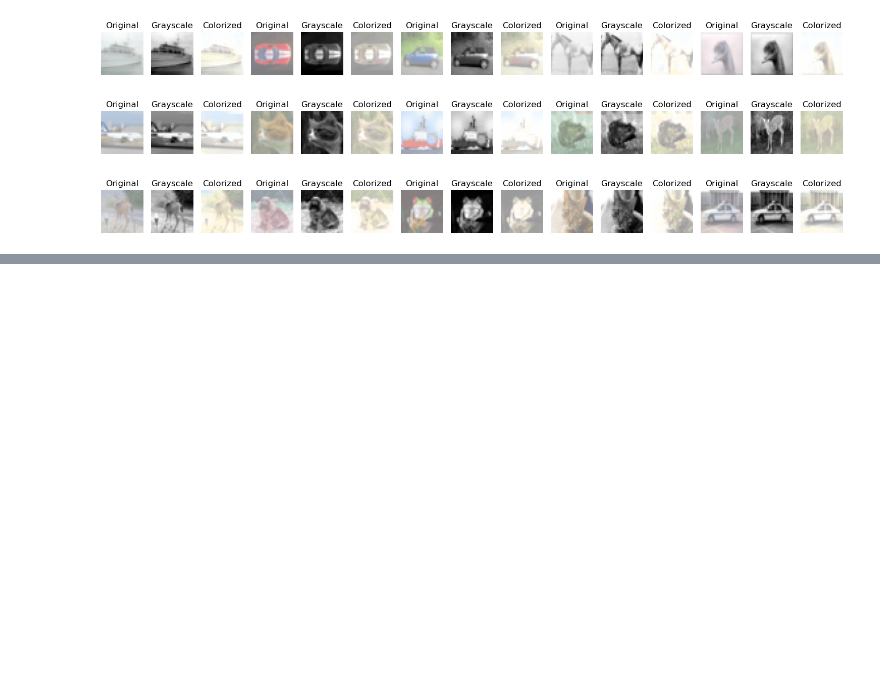
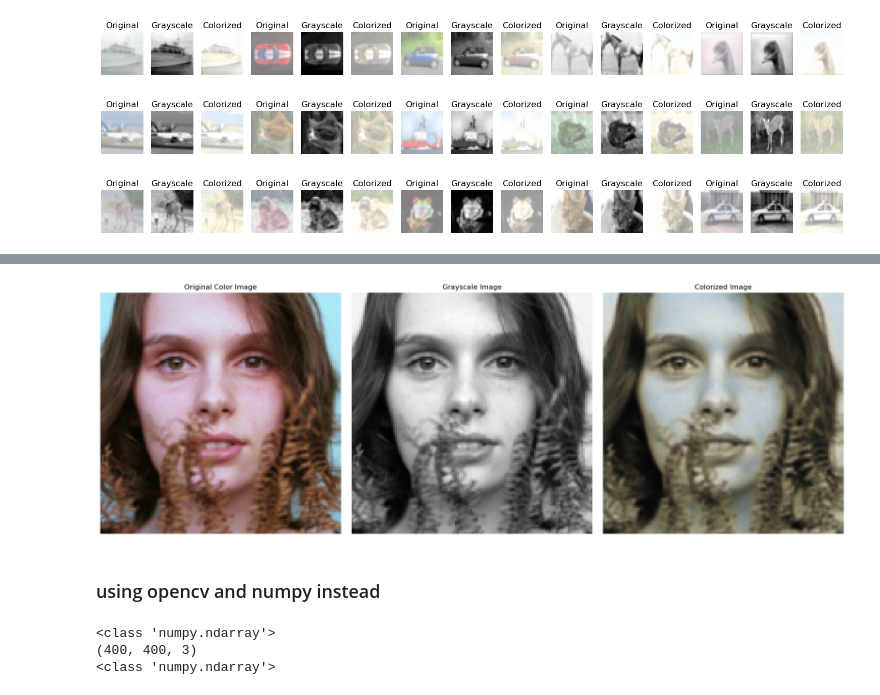
Before and after one commit to Markomrnkvc/Image_colorization, a Jupyter notebook: Image_colorization_notebook/colorization_prototype_notebook.ipynb, the cells around one changed output, grey strips where cells are left out. Drawn from its saved outputs; the diff is of its cells as text; code cells hidden in the pictures; blank space fills up the shorter version.

```diff
--- a/Image_colorization_notebook/colorization_prototype_notebook.ipynb
+++ b/Image_colorization_notebook/colorization_prototype_notebook.ipynb
@@ -567,0 +592,25 @@ colorized_img = transforms.ToPILImage()(colorized_tensor.squeeze(0))
+# %%
+# Plotting the original, grayscale, and colorized images side-by-side
+fig, ax = plt.subplots(1, 3, figsize=(18, 6))  # Create a figure with 1 row and 3 columns
+
+# Display original color image
+ax[0].imshow(img)
+ax[0].set_title("Original Color Image")
+ax[0].axis('off')  # Hide axes
+
+# Display grayscale image
+ax[1].imshow(gray_img, cmap='gray')  # Since it's grayscale, use cmap='gray'
+ax[1].set_title("Grayscale Image")
+ax[1].axis('off')  # Hide axes
+
+# Display colorized image
+ax[2].imshow(colorized_img)
+ax[2].set_title("Colorized Image")
+ax[2].axis('off')  # Hide axes
+
+plt.tight_layout()  # Adjust spacing
+plt.show()
+# %% [output]
+[figure, added]
+# %% [markdown]
+### using opencv and numpy instead
@@ -567,0 +626,25 @@ colorized_img = transforms.ToPILImage()(colorized_tensor.squeeze(0))
+# %%
+import cv2 as cv
+
+# Open the image. (Keep your image in the current directory. In my case, the image was horse.jpg)
+img = cv.imread("./woman.jpg")
+print(type(img))
+print(img.shape)
+
+img = cv.resize(img,(128,128), interpolation =cv.INTER_LINEAR)
+
+# Convert the image to grayscale
+#gray_img = img.convert("L")
+#img = img.to("cpu")
+gray_img = cv.cvtColor(img, cv.COLOR_BGR2GRAY)
+
+#gray_img = torch.as_tensor(gray_img)
+#gray_img.to(device)
+#img = img.to(device)
+print(type(img))
+#eventuell folgendes nutzen, damit training und test gleiches preprocessing haben
+#gray_img= rgb_to_gray(images).to(device)
+# %% [output]
+<class 'numpy.ndarray'>
+(400, 400, 3)
+<class 'numpy.ndarray'>
```
Also changed, not shown: parts of 14 cells of this notebook, 1 other file.
